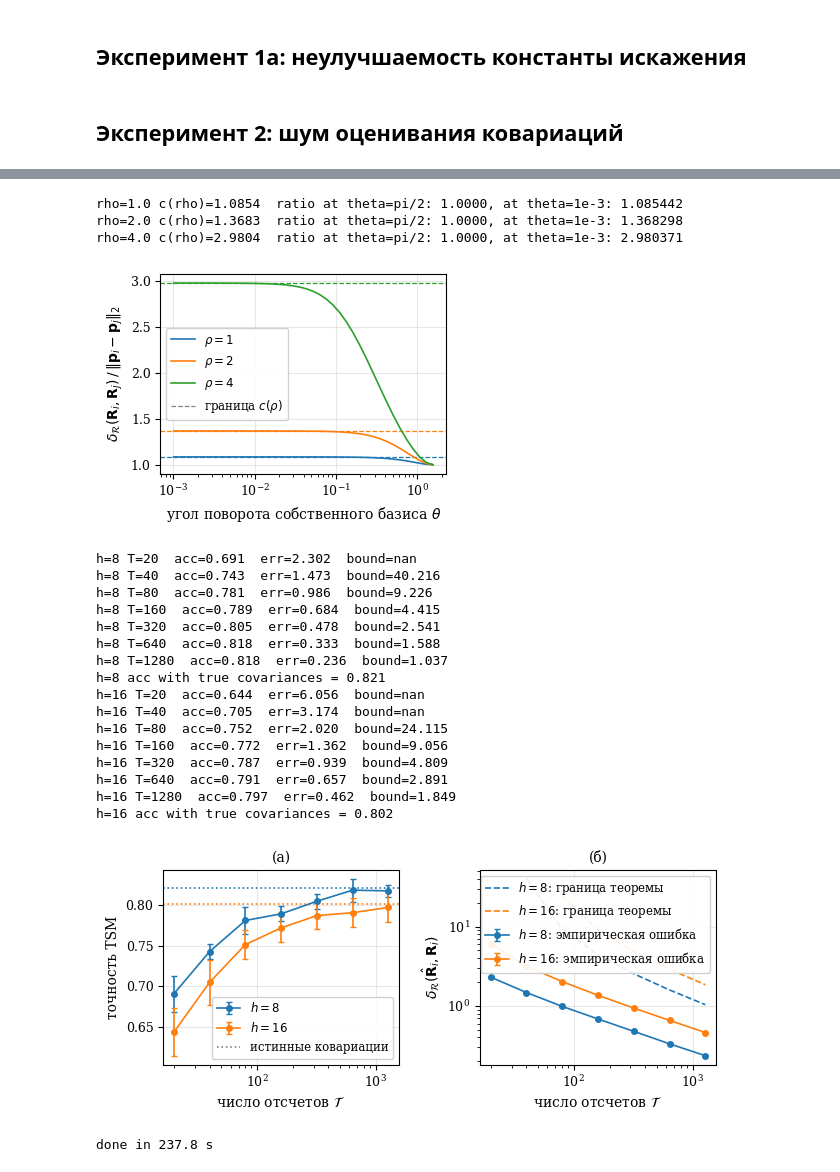
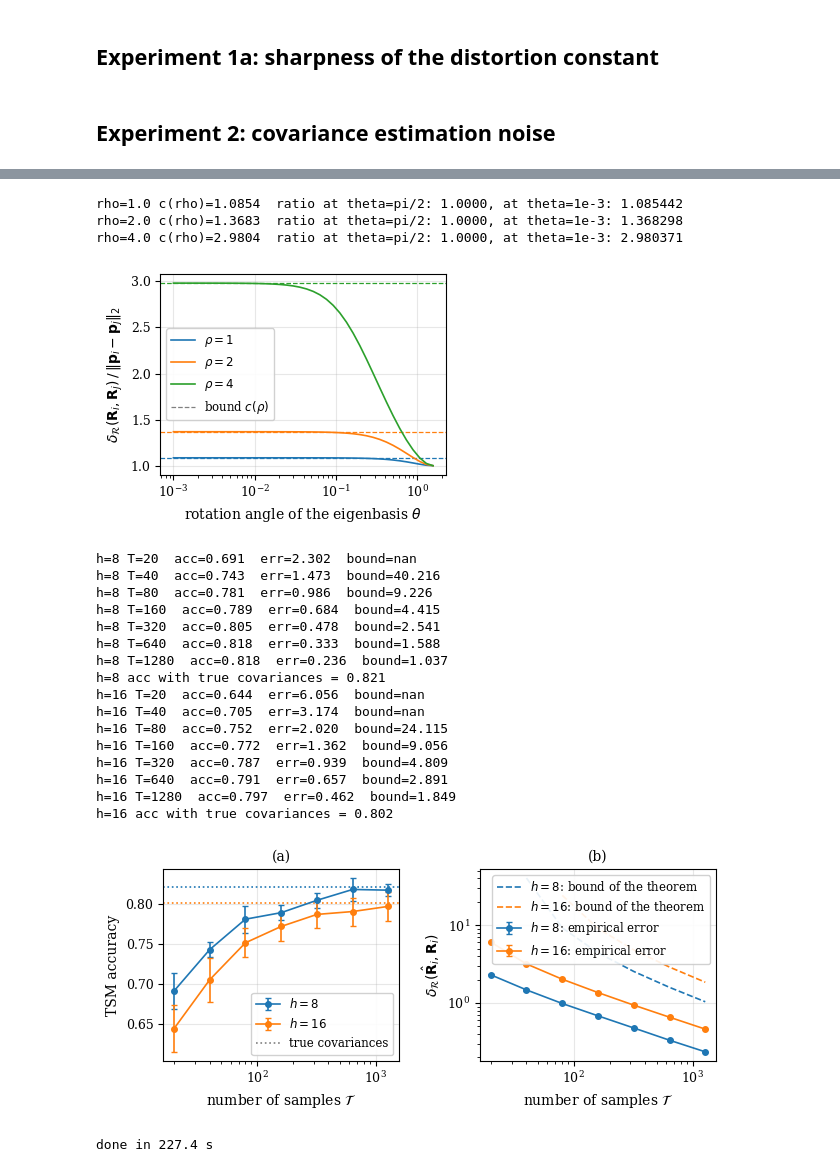
Before and after one commit to DorinDaniil/Tangent-Space-Features, a Jupyter notebook: code/synthetic_experiments.ipynb, the cells around one changed output, grey strips where cells are left out. Drawn from its saved outputs; the diff is of its cells as text; code cells hidden in the pictures.

Commit message:
Translate comments and labels to English

```diff
--- a/code/synthetic_experiments.ipynb
+++ b/code/synthetic_experiments.ipynb
@@ -35,7 +35,7 @@ def geo_dist(A, B):
     return np.linalg.norm(mlog(Ai @ B @ Ai), "fro")
 
 def pairwise_geo(Rs):
-    """Матрица геодезических расстояний между всеми парами (пакетное eigvalsh)."""
+    """Pairwise geodesic distance matrix (batched eigvalsh)."""
     n = len(Rs); D = np.zeros((n, n))
     for i in range(n - 1):
         Ai = misqrt(Rs[i])
@@ -72,12 +72,12 @@ def karcher_mean(Rs, iters=60, step=0.5, tol=1e-10):
     return R
 
 def random_sym(rng, h):
-    """Случайная симметричная матрица Z: координаты vec_sqrt2(Z) независимы и N(0,1)."""
+    """Random symmetric matrix Z whose coordinates vec_sqrt2(Z) are independent N(0,1)."""
     G = rng.standard_normal((h, h))
     return (G + G.T) / 2.0
 
 def g_fun(x):
-    """g(x) = sinh(x/2)/(x/2): множитель искажения леммы о дифференциале экспоненты."""
+    """g(x) = sinh(x/2)/(x/2), the stretch factor of the differential of the matrix exponential."""
     x = np.asarray(x, dtype=float)
     out = np.ones_like(x); m = np.abs(x) > 1e-12
     out[m] = np.sinh(x[m] / 2.0) / (x[m] / 2.0)
@@ -87,7 +87,7 @@ def c_rho(rho):
     return g_fun(np.sqrt(2.0) * np.asarray(rho, dtype=float))
 
 def spread(S):
-    """omega(S) = lambda_max - lambda_min = log числа обусловленности exp(S)."""
+    """omega(S) = lambda_max - lambda_min, the log condition number of exp(S)."""
     w = np.linalg.eigvalsh(S)
     return w[-1] - w[0]
 # %% [markdown]
@@ -95,6 +95,6 @@ def spread(S):
 # %%
 def plot_style():
-    """Подписи рисунков набираются pdflatex (backend pgf): шрифты совпадают со шрифтами статьи."""
+    """Figure labels are typeset by pdflatex through the pgf backend."""
     plt.rcParams.update({
         "pgf.texsystem": "pdflatex", "pgf.rcfonts": False,
         "pgf.preamble": "\n".join([r"\usepackage[utf8]{inputenc}", r"\usepackage[T2A]{fontenc}",
@@ -106,6 +106,6 @@ def plot_style():
     })
 
 def savefig(fig, path):
-    """Сохраняет рисунок через pgf (LaTeX-шрифты); сам объект fig остается доступен для показа."""
+    """Save a figure through the pgf backend (LaTeX fonts)."""
     fig.savefig(path, backend="pgf", bbox_inches="tight", pad_inches=0.02)
 # %% [markdown]
@@ -113,12 +113,12 @@ def savefig(fig, path):
 # %%
 def sample_problem(rng, h):
-    """Случайная опорная точка R0 = exp(Z0) и единичное направление разделения классов U."""
+    """Random reference point R0 = exp(Z0) and unit class-separation direction U."""
     R0 = exp_at(np.eye(h), random_sym(rng, h))
     U = random_sym(rng, h); U /= np.linalg.norm(U, "fro")
     return R0, U
 
 def make_dataset(rng, h, s, n_per_class, R0, U, noise_ratio=2.0):
-    """Два класса: центры Exp_{R0}(+-s/2 U), объекты Exp_{center}(sigma Z), sigma = s/noise_ratio."""
+    """Two classes: centers Exp_{R0}(+-s/2 U), objects Exp_{center}(sigma Z), sigma = s/noise_ratio."""
     sigma = s / noise_ratio
     centers = [exp_at(R0, +0.5 * s * U), exp_at(R0, -0.5 * s * U)]
     X, y = [], []
@@ -235,11 +235,11 @@ def plot_radius(rows, path):
     a2.legend(loc="upper left")
     fig.tight_layout(w_pad=1.5); savefig(fig, path); plt.show()
 # %% [markdown]
-## Эксперимент 1а: неулучшаемость константы искажения
+## Experiment 1a: sharpness of the distortion constant
 # %%
 def experiment_sharpness(h=2, rho_list=(1.0, 2.0, 4.0), thetas=np.logspace(-3, np.log10(np.pi / 2), 40)):
-    """Пара S(+-theta/2) = Q D Q^T, D = diag(rho/sqrt2, -rho/sqrt2, 0, ...): норма rho и
-    разброс sqrt2*rho не зависят от theta; отношение delta_R/||p_i-p_j|| -> c(rho) при theta -> 0."""
+    """Pair S(+-theta/2) = Q D Q^T with D = diag(rho/sqrt2, -rho/sqrt2, 0, ...): the norm rho and the spread
+    sqrt2*rho do not depend on theta, and delta_R/||p_i-p_j|| -> c(rho) as theta -> 0."""
     def rot(th):
         Q = np.eye(h); Q[0, 0] = Q[1, 1] = np.cos(th); Q[0, 1] = -np.sin(th); Q[1, 0] = np.sin(th)
         return Q
@@ -262,14 +262,14 @@ def plot_sharpness(out, path):
         col = "C%d" % k
         ax.plot(r["theta"], r["ratio"], color=col, label=r"$\rho = %g$" % float(rho))
         ax.axhline(r["c_rho"], ls="--", lw=0.9, color=col)
-    ax.set_xscale("log"); ax.set_xlabel(r"угол поворота собственного базиса $\theta$")
+    ax.set_xscale("log"); ax.set_xlabel(r"rotation angle of the eigenbasis $\theta$")
     ax.set_ylabel(r"$\delta_{\mathcal{R}}(\mathbf{R}_i, \mathbf{R}_j)\,/\,\|\mathbf{p}_i - \mathbf{p}_j\|_2$")
     hs, ls = ax.get_legend_handles_labels()
-    hs.append(Line2D([0], [0], ls="--", lw=0.9, color="gray")); ls.append(r"граница $c(\rho)$")
+    hs.append(Line2D([0], [0], ls="--", lw=0.9, color="gray")); ls.append(r"bound $c(\rho)$")
     ax.legend(hs, ls, loc="center left")
     fig.tight_layout(); savefig(fig, path); plt.show()
 # %% [markdown]
-## Эксперимент 2: шум оценивания ковариаций
+## Experiment 2: covariance estimation noise
 # %%
 def experiment_noise(h_list=(8, 16), s=0.5, n_train=100, n_test=500, seeds=10,
                      T_grid=(20, 40, 80, 160, 320, 640, 1280)):
@@ -290,14 +290,14 @@ def experiment_noise(h_list=(8, 16), s=0.5, n_train=100, n_test=500, seeds=10,
                 Ftr, Fte, _ = feats_tsm(Rtr_h, Rte_h)
                 accs.append(lr_acc(Ftr, ytr, Fte, yte))
                 errs.append(np.mean([geo_dist(Xh, X) for Xh, X in zip(Rte_h[:100], Rte[:100])]))
-            # оценка теоремы при уровне доверия 0.95
+            # bound of the theorem at confidence level 0.95
             t = np.sqrt(2.0 * np.log(2.0 / 0.05) / T); eps = np.sqrt(h / T) + t
             bound = 2 * np.sqrt(h) * eps / (1 - eps) if eps < 1 else np.nan
             rows.append({"T": T, "acc": float(np.mean(accs)), "acc_std": float(np.std(accs)),
                          "err": float(np.mean(errs)), "err_std": float(np.std(errs)), "bound": float(bound)})
             print("h=%d T=%d  acc=%.3f  err=%.3f  bound=%.3f" % (h, T, rows[-1]["acc"], rows[-1]["err"], bound), flush=True)
         out[h] = rows
-        # точность при истинных ковариациях для тех же задач (те же seed и порядок генерации)
+        # accuracy with the true covariances on the same problems (same seeds and generation order)
         vals = []
         for seed in range(seeds):
             rng = np.random.default_rng(100 + seed)
@@ -316,13 +316,13 @@ def plot_noise(out, acc_true, path):
                     marker="o", capsize=2, label=r"$h = %d$" % int(h))
         a1.axhline(acc_true[h], ls=":", color=col)
         a2.errorbar(T, [r["err"] for r in rows], yerr=[r["err_std"] for r in rows], color=col,
-                    marker="o", capsize=2, label=r"$h = %d$: эмпирическая ошибка" % int(h))
-        a2.plot(T, [r["bound"] for r in rows], "--", color=col, label=r"$h = %d$: граница теоремы" % int(h))
+                    marker="o", capsize=2, label=r"$h = %d$: empirical error" % int(h))
+        a2.plot(T, [r["bound"] for r in rows], "--", color=col, label=r"$h = %d$: bound of the theorem" % int(h))
     hs, ls = a1.get_legend_handles_labels()
-    hs.append(Line2D([0], [0], ls=":", color="gray")); ls.append("истинные ковариации")
-    a1.set_xscale("log"); a1.set_xlabel(r"число отсчетов $\mathcal{T}$")
-    a1.set_ylabel("точность TSM"); a1.set_title("(а)"); a1.legend(hs, ls, loc="lower right")
-    a2.set_xscale("log"); a2.set_yscale("log"); a2.set_xlabel(r"число отсчетов $\mathcal{T}$"); a2.set_title("(б)")
+    hs.append(Line2D([0], [0], ls=":", color="gray")); ls.append("true covariances")
+    a1.set_xscale("log"); a1.set_xlabel(r"number of samples $\mathcal{T}$")
+    a1.set_ylabel("TSM accuracy"); a1.set_title("(a)"); a1.legend(hs, ls, loc="lower right")
+    a2.set_xscale("log"); a2.set_yscale("log"); a2.set_xlabel(r"number of samples $\mathcal{T}$"); a2.set_title("(b)")
     a2.set_ylabel(r"$\delta_{\mathcal{R}}(\hat{\mathbf{R}}_i, \mathbf{R}_i)$"); a2.legend(loc="upper right")
     fig.tight_layout(w_pad=1.5); savefig(fig, path); plt.show()
 if True:
@@ -353,22 +353,22 @@ s=2.50 rho_max=10.31 c(rho)=101.6 omega_max=11.74 g(omega)=31.0 ratio[min/med/q9
 rho=1.0 c(rho)=1.0854  ratio at theta=pi/2: 1.0000, at theta=1e-3: 1.085442
 rho=2.0 c(rho)=1.3683  ratio at theta=pi/2: 1.0000, at theta=1e-3: 1.368298
 rho=4.0 c(rho)=2.9804  ratio at theta=pi/2: 1.0000, at theta=1e-3: 2.980371
-[figure, old version]
+[figure, new version]
 h=8 T=20  acc=0.691  err=2.302  bound=nan
 h=8 T=40  acc=0.743  err=1.473  bound=40.216
 h=8 T=80  acc=0.781  err=0.986  bound=9.226
 h=8 T=160  acc=0.789  err=0.684  bound=4.415
 h=8 T=320  acc=0.805  err=0.478  bound=2.541
 h=8 T=640  acc=0.818  err=0.333  bound=1.588
 h=8 T=1280  acc=0.818  err=0.236  bound=1.037
 h=8 acc with true covariances = 0.821
 h=16 T=20  acc=0.644  err=6.056  bound=nan
 h=16 T=40  acc=0.705  err=3.174  bound=nan
 h=16 T=80  acc=0.752  err=2.020  bound=24.115
 h=16 T=160  acc=0.772  err=1.362  bound=9.056
 h=16 T=320  acc=0.787  err=0.939  bound=4.809
 h=16 T=640  acc=0.791  err=0.657  bound=2.891
 h=16 T=1280  acc=0.797  err=0.462  bound=1.849
 h=16 acc with true covariances = 0.802
-[figure, old version]
+[figure, new version]
-done in 237.8 s
+done in 227.4 s
```
Also changed, not shown: parts of 9 cells of this notebook, 3 other files.
